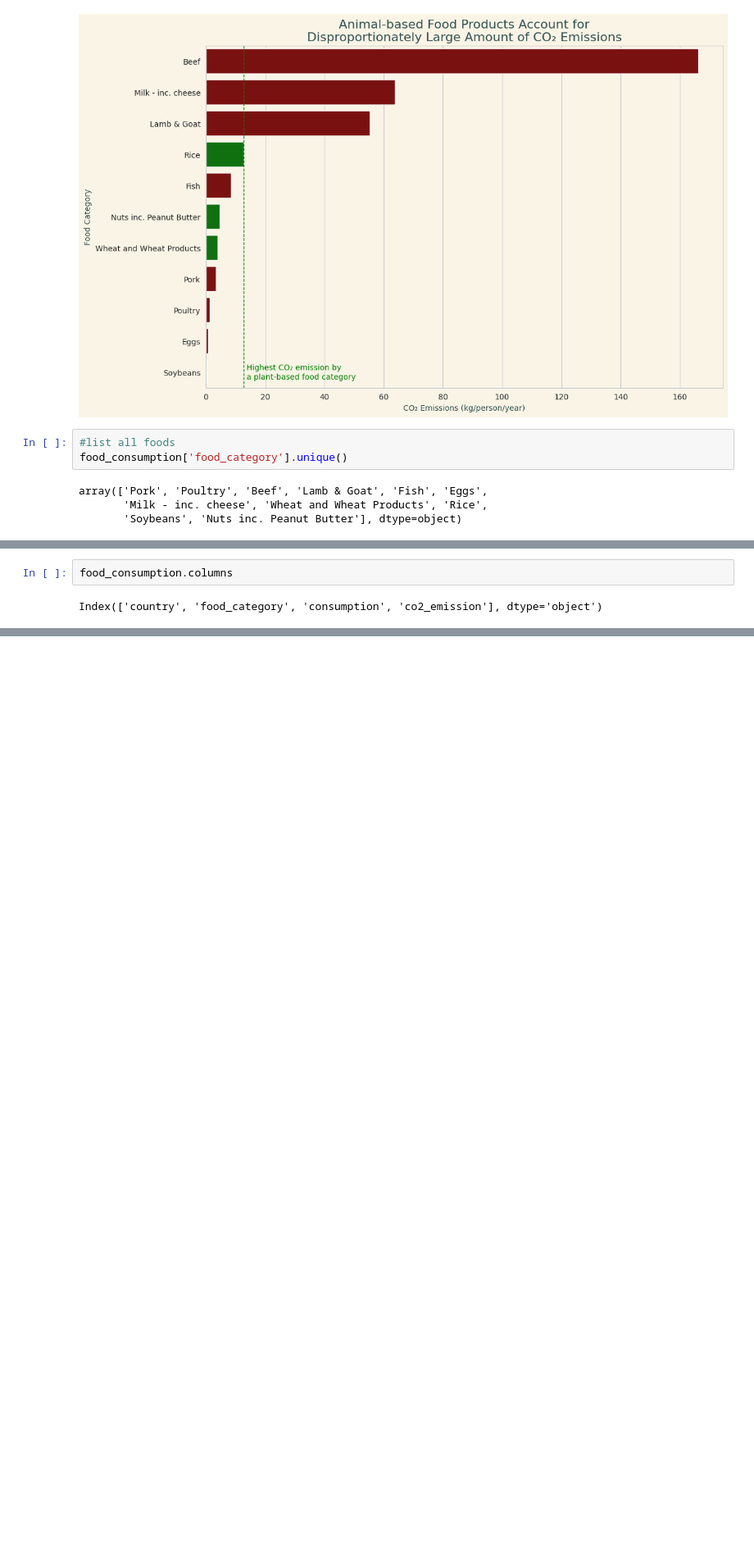
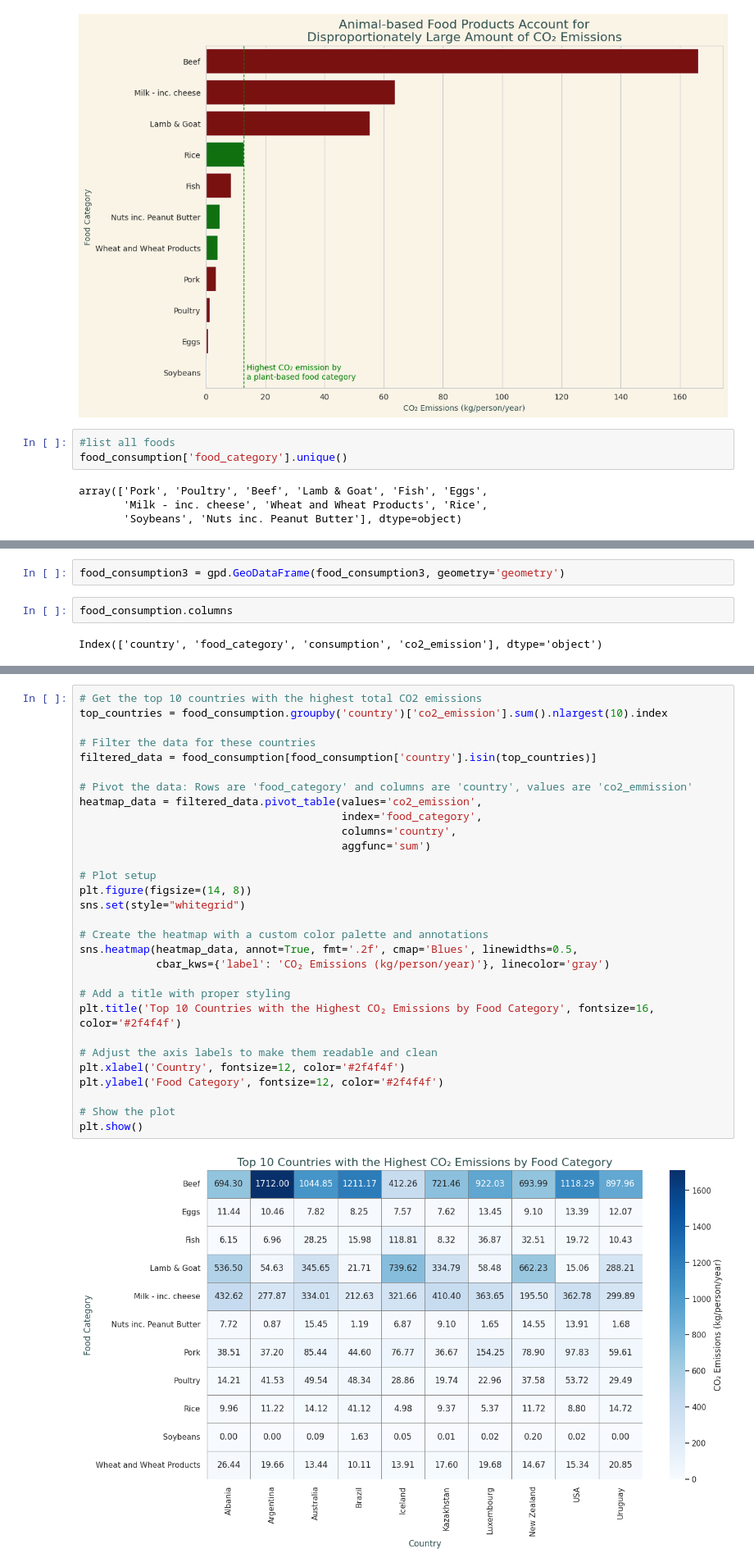
Before and after one commit to bonareri/Python-Data-Analysis, a Jupyter notebook: Food_consumption.ipynb, the cells around one changed output, grey strips where cells are left out. Shown at 82% size. Cells and saved outputs as stored; diff of their text form; blank space fills up the shorter version.

Commit message:
Python Visualization Project

```diff
--- a/Food_consumption.ipynb
+++ b/Food_consumption.ipynb
@@ -218,3 +283,5 @@ fig.show()
+# %%
+food_consumption3 = gpd.GeoDataFrame(food_consumption3, geometry='geometry')
 # %%
 food_consumption.columns
 # %% [output]
@@ -248,3 +315,35 @@ fig.update_layout(
 fig.show()
 # %% [output]
 [interactive output not drawn]
+# %%
+# Get the top 10 countries with the highest total CO2 emissions
+top_countries = food_consumption.groupby('country')['co2_emission'].sum().nlargest(10).index
+
+# Filter the data for these countries
+filtered_data = food_consumption[food_consumption['country'].isin(top_countries)]
+
+# Pivot the data: Rows are 'food_category' and columns are 'country', values are 'co2_emmission'
+heatmap_data = filtered_data.pivot_table(values='co2_emission',
+                                         index='food_category',
+                                         columns='country',
+                                         aggfunc='sum')
+
+# Plot setup
+plt.figure(figsize=(14, 8))
+sns.set(style="whitegrid")
+
+# Create the heatmap with a custom color palette and annotations
+sns.heatmap(heatmap_data, annot=True, fmt='.2f', cmap='Blues', linewidths=0.5,
+            cbar_kws={'label': 'CO₂ Emissions (kg/person/year)'}, linecolor='gray')
+
+# Add a title with proper styling
+plt.title('Top 10 Countries with the Highest CO₂ Emissions by Food Category', fontsize=16, color='#2f4f4f')
+
+# Adjust the axis labels to make them readable and clean
+plt.xlabel('Country', fontsize=12, color='#2f4f4f')
+plt.ylabel('Food Category', fontsize=12, color='#2f4f4f')
+
+# Show the plot
+plt.show()
+# %% [output]
+[figure, added]
```
Also changed, not shown: parts of 7 cells of this notebook.
